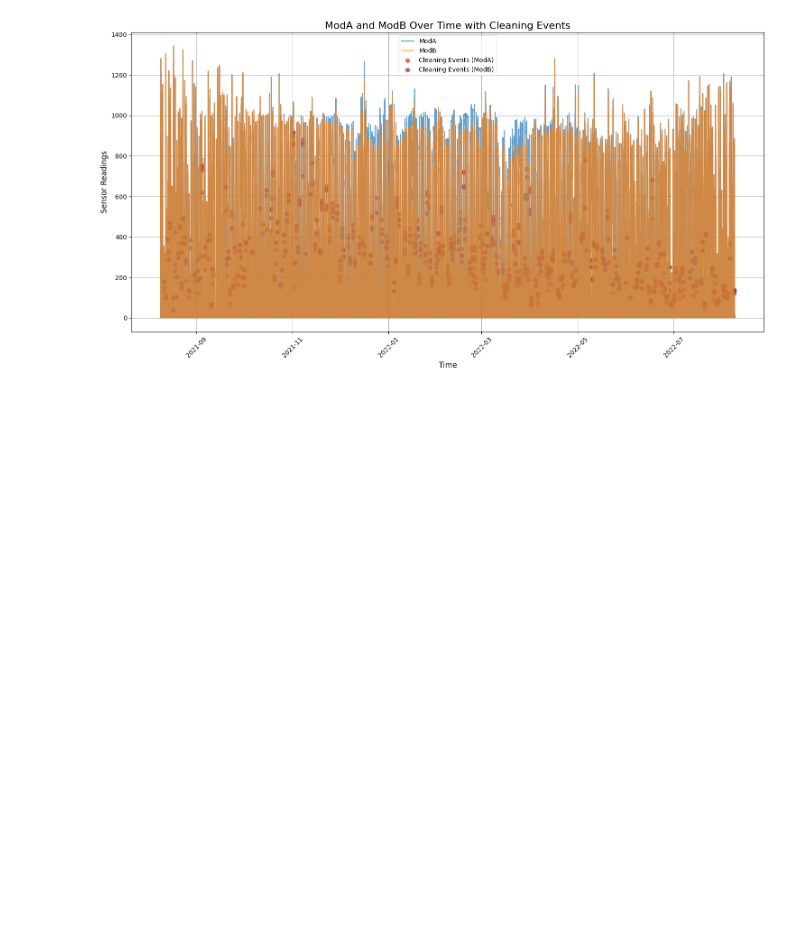
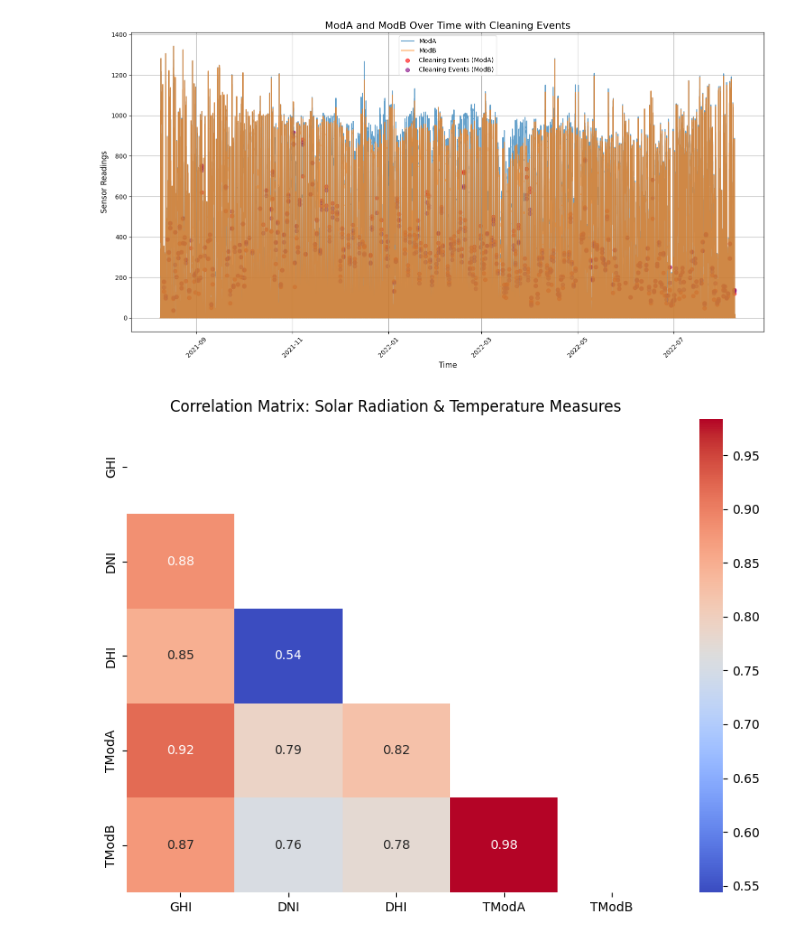
Before and after one commit to SaraFedlu/Solar-insights-analysis, a Jupyter notebook: notebooks/eda_benin.ipynb, the cells around one changed output. Cells and saved outputs as stored; diff of their text form; code cells hidden in the pictures; blank space fills up the shorter version.

Commit message:
perform additional visualizations

```diff
--- a/notebooks/eda_benin.ipynb
+++ b/notebooks/eda_benin.ipynb
@@ -193,3 +196,17 @@ plt.tight_layout()
 plt.show()
 # %% [output]
 [figure]
+# %%
+# Select relevant columns for correlation
+radiation_temp_columns = ['GHI', 'DNI', 'DHI', 'TModA', 'TModB']
+correlation_matrix = data_benin[radiation_temp_columns].corr()
+
+# Plot the heatmap
+plt.figure(figsize=(8, 6))
+sns.heatmap(correlation_matrix, annot=True, cmap="coolwarm", fmt=".2f", mask=np.triu(correlation_matrix))
+plt.title("Correlation Matrix: Solar Radiation & Temperature Measures")
+plt.tight_layout()
+
+plt.show()
+# %% [output]
+[figure, added]
```
Also changed, not shown: parts of 6 cells of this notebook, 1 other file.
